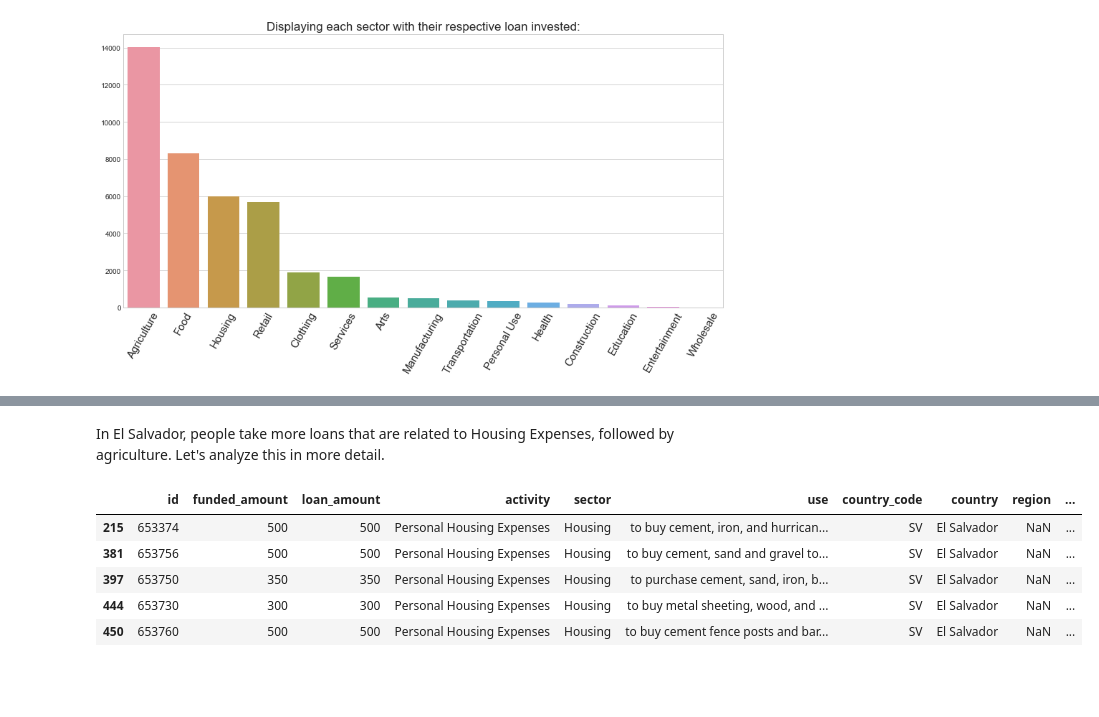
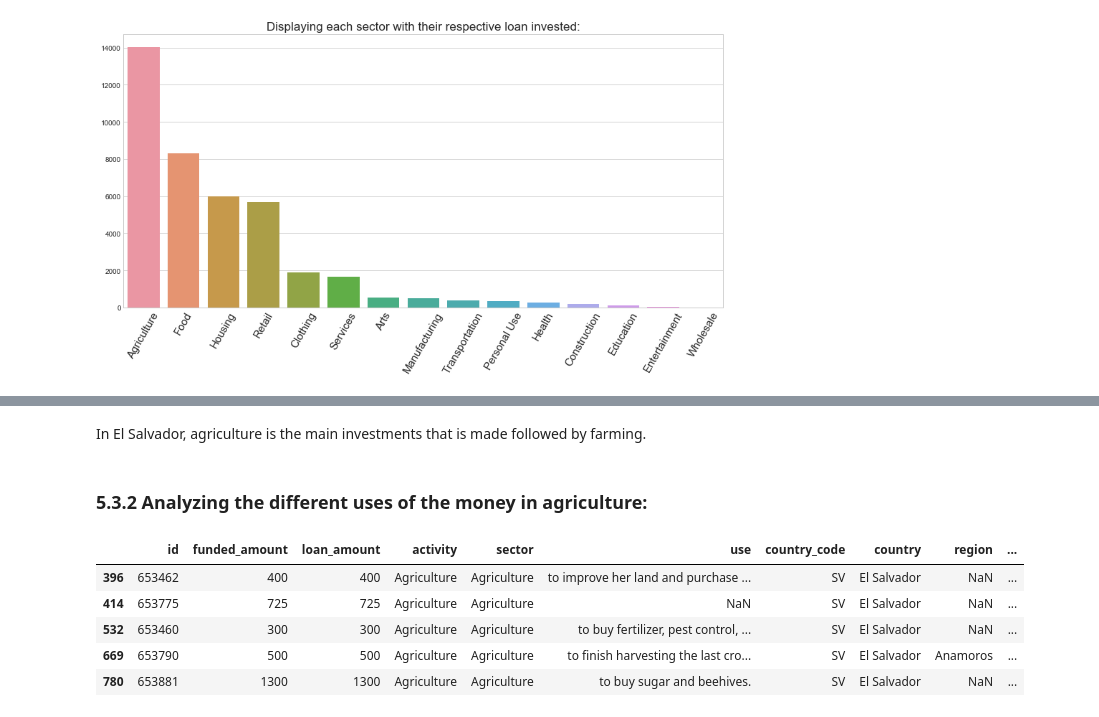
Before and after one commit to CJL89/Kiva-Crowdfunding, a Jupyter notebook: Kiva Crowdfunding.ipynb, the cells around one changed output, grey strips where cells are left out. Drawn from its saved outputs; the diff is of its cells as text; code cells hidden in the pictures; blank space fills up the shorter version.

```diff
--- a/Kiva Crowdfunding.ipynb
+++ b/Kiva Crowdfunding.ipynb
@@ -652,13 +649,15 @@ plt.show()
-# %% [markdown]
-In El Salvador, people take more loans that are related to Housing Expenses, followed by agriculture. Let's analyze this in more detail.
+# %% [markdown]
+In El Salvador, agriculture is the main investments that is made followed by farming.
+# %% [markdown]
+### <a id='salvadoruse'>5.3.2 Analyzing the different uses of the money in agriculture:</a>
 # %%
-salvador_housing = pd.DataFrame(salvador[salvador['activity'] == 'Personal Housing Expenses'])
-salvador_housing.head()
+salvador_use = pd.DataFrame(salvador[salvador['activity'] == 'Agriculture'])
+salvador_use.head()
 # %% [output]
 |  | id | funded_amount | loan_amount | activity | sector | use | country_code | country | region | ... |
-| 215 | 653374 | 500 | 500 | Personal Housing Expenses | Housing | to buy cement, iron, and hurrican... | SV | El Salvador | NaN | ... |
-| 381 | 653756 | 500 | 500 | Personal Housing Expenses | Housing | to buy cement, sand and gravel to... | SV | El Salvador | NaN | ... |
-| 397 | 653750 | 350 | 350 | Personal Housing Expenses | Housing | to purchase cement, sand, iron, b... | SV | El Salvador | NaN | ... |
-| 444 | 653730 | 300 | 300 | Personal Housing Expenses | Housing | to buy metal sheeting, wood, and ... | SV | El Salvador | NaN | ... |
-| 450 | 653760 | 500 | 500 | Personal Housing Expenses | Housing | to buy cement fence posts and bar... | SV | El Salvador | NaN | ... |
+| 396 | 653462 | 400 | 400 | Agriculture | Agriculture | to improve her land and purchase ... | SV | El Salvador | NaN | ... |
+| 414 | 653775 | 725 | 725 | Agriculture | Agriculture | NaN | SV | El Salvador | NaN | ... |
+| 532 | 653460 | 300 | 300 | Agriculture | Agriculture | to buy fertilizer, pest control, ... | SV | El Salvador | NaN | ... |
+| 669 | 653790 | 500 | 500 | Agriculture | Agriculture | to finish harvesting the last cro... | SV | El Salvador | Anamoros | ... |
+| 780 | 653881 | 1300 | 1300 | Agriculture | Agriculture | to buy sugar and beehives. | SV | El Salvador | NaN | ... |
 # %%
```
Also changed, not shown: parts of 45 cells of this notebook.
